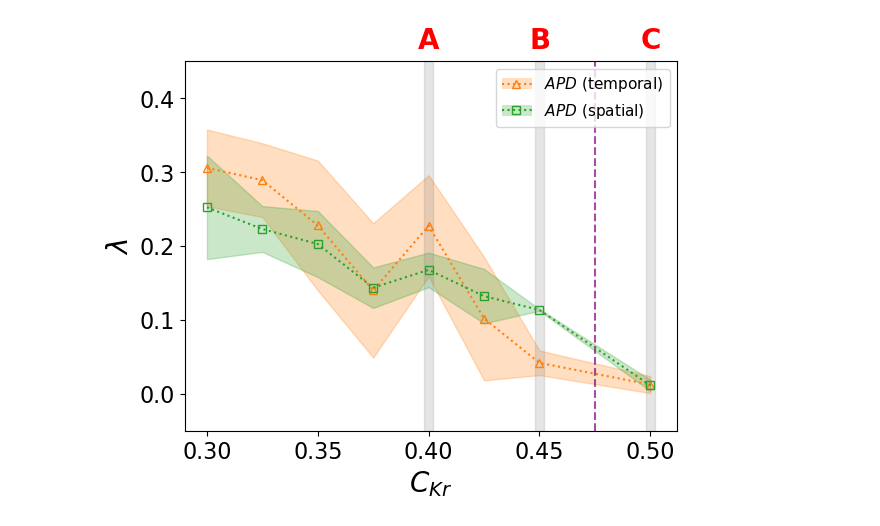
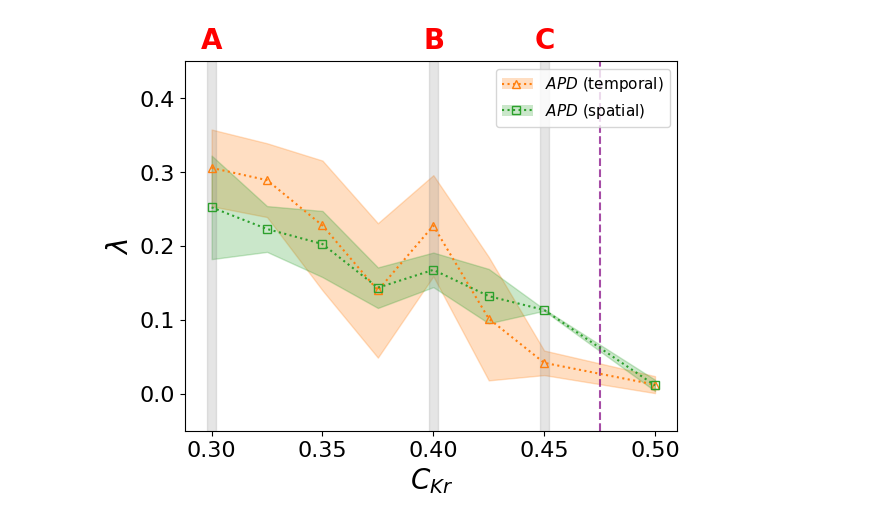
Before and after one commit to William-XiaodongAn/Quantifying-The-Complex-Spatiotemporal-Chaos-of-Cardiac-Fibrillation-in-Ionic-Models, a Jupyter notebook: analysis_ipynb_scripts/ovvr_plot.ipynb, the cells around one changed output. Drawn from its saved outputs; the diff is of its cells as text; code cells hidden in the pictures.

```diff
--- a/analysis_ipynb_scripts/ovvr_plot.ipynb
+++ b/analysis_ipynb_scripts/ovvr_plot.ipynb
@@ -1057,32 +1057,32 @@ legend = plot_custom_legend()
 
 ylim = plt.ylim()
 y_top = ylim[1]
 y_text = 1.02 * y_top  # 2% above top
 
 delta = (max(result_4_tau_r_list) - min(result_4_tau_r_list)) /  100# very narrow band width just to highlight the line
-for xval, label in zip([0.4  ,0.45,0.5], ['A', 'B', 'C']):
+for xval, label in zip([0.3,0.4  ,0.45], ['A', 'B', 'C']):
     plt.axvspan(xval - delta, xval + delta, color='gray', alpha=0.2)
     plt.text(xval, y_text, rf'$\mathbf{{{label}}}$', fontsize=20, ha='center', va='bottom',color='red')
 
 plt.axvline(0.475, color='purple', linestyle='--', alpha=0.7)
 
 from mpl_toolkits.axes_grid1 import make_axes_locatable
 from mpl_toolkits.axes_grid1.axes_divider import Size
 # === fixed right margin while others stay tight ===
 fig = plt.gcf()
 ax  = plt.gca()
 
 right_px = 15            # <- fixed right margin in pixels (change as you like)
 right_in = right_px / fig.dpi # convert px -> inches
 
 # (optional) keep data width unchanged: widen the figure to make room for the spacer
 w, h = fig.get_size_inches()
 fig.set_size_inches(w + right_in, h, forward=True)
 
 # append an invisible fixed-width axes on the right
 divider = make_axes_locatable(ax)
 spacer  = divider.append_axes("right", size=Size.Fixed(right_in), pad=0.0)
 spacer.axis("off")
 plt.savefig('result_ovvr.png', dpi=300,bbox_inches='tight')
 # %% [output]
-[figure, old version]
+[figure, new version]
```
Also changed, not shown: parts of 6 cells of this notebook, 12 other files.
